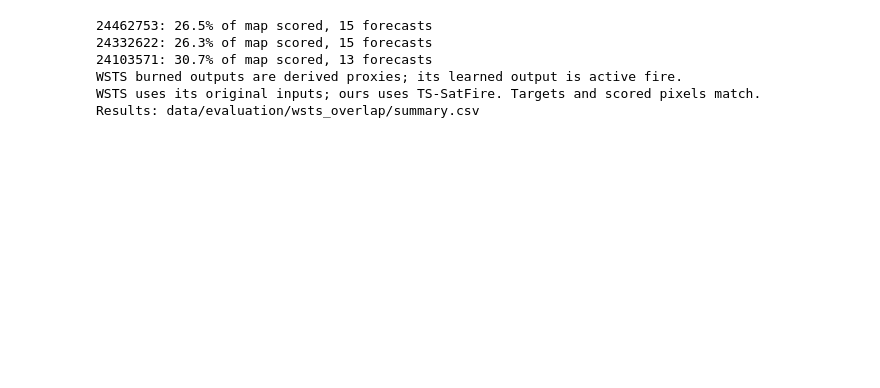
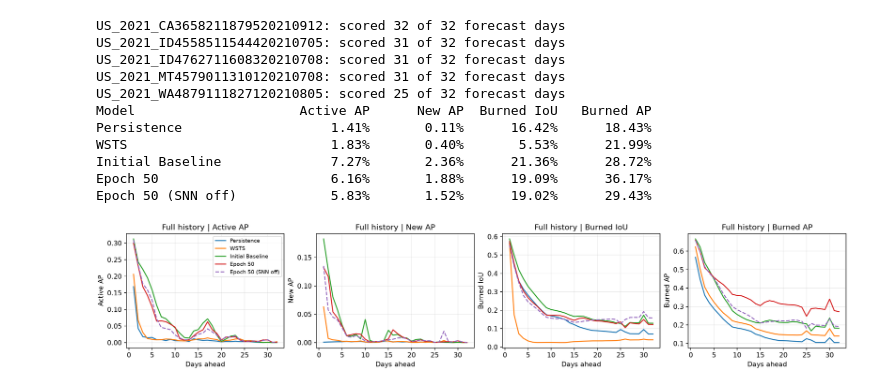
Before and after one commit to Neptunium69/FireForecaster, a Jupyter notebook: test.ipynb, the cells around one changed output. Cells and saved outputs as stored; diff of their text form; code cells hidden in the pictures; blank space fills up the shorter version.

```diff
--- a/test.ipynb
+++ b/test.ipynb
@@ -33,10 +0,0 @@ ours 24103571 growing done 65 s
-# %%
-print("43 next-day forecasts; shared covered pixels, original TS-SatFire resolution.")
-print(f"{'History':<10} {'Model':<14} {'Active AP':>10} {'New AP':>10} {'Burned IoU':>12}")
-for length in histories:
-    history = "growing" if length is None else str(length)
-    for model in models:
-        scores = {row["output"]: row for row in report["summary"]
-                  if row["history"] == history and row["model"] == model}
-        print(f"{history:<10} {model:<14} {scores['active']['macro_ap']:>10.3f} "
-              f"{scores['new']['macro_ap']:>10.3f} {scores['burned']['pooled_iou']:>12.3f}")
@@ -64,14 +0,0 @@ growing    ours                0.339      0.322        0.944
-# %%
-for fire, coverage in report["coverage"].items():
-    print(f"{fire}: {coverage['fraction']:.1%} of map scored, "
-          f"{len(coverage['forecast_dates'])} forecasts")
-print("WSTS burned outputs are derived proxies; its learned output is active fire.")
-print("WSTS uses its original inputs; ours uses TS-SatFire. Targets and scored pixels match.")
-print("Results:", output_dir / "summary.csv")
-# %% [output]
-24462753: 26.5% of map scored, 15 forecasts
-24332622: 26.3% of map scored, 15 forecasts
-24103571: 30.7% of map scored, 13 forecasts
-WSTS burned outputs are derived proxies; its learned output is active fire.
-WSTS uses its original inputs; ours uses TS-SatFire. Targets and scored pixels match.
-Results: data/evaluation/wsts_overlap/summary.csv
@@ -77,0 +265,46 @@ Results: data/evaluation/wsts_overlap/summary.csv
+# %%
+rows = run_benchmark()
+with open("scores.csv", "w", newline="") as stream:
+    writer = csv.DictWriter(stream, fieldnames=list(rows[0]))
+    writer.writeheader()
+    writer.writerows(rows)
+
+names = {
+    "persistence": "Persistence",
+    "wsts": "WSTS",
+    "baseline_1_no_snn": "Initial Baseline",
+    "epoch_050": "Epoch 50",
+    "epoch_050_no_snn": "Epoch 50 (SNN off)",
+}
+means = averages(rows)
+print(f"{'Model':<23} " + " ".join(f"{label:>11}" for label in METRICS.values()))
+for model, name in names.items():
+    values = [means.get((model, *metric), float("nan")) for metric in METRICS]
+    print(f"{name:<23} " + " ".join(f"{value:>11.2%}" for value in values))
+
+by_lead = averages(rows, by_lead=True)
+leads = range(1, HORIZON + 1)
+with plt.style.context("default"):
+    fig, axes = plt.subplots(1, 4, figsize=(16, 3.15), sharex=True, layout="constrained")
+    for ax, (metric, label) in zip(axes, METRICS.items(), strict=True):
+        for model, name in names.items():
+            values = [by_lead.get((model, *metric, lead)) for lead in leads]
+            ax.plot(leads, values, label=name, linestyle="--" if model == "epoch_050_no_snn" else "-")
+        ax.set(title=f"Full history | {label}", xlabel="Days ahead", ylabel=label)
+        ax.grid(alpha=0.25)
+    axes[0].legend(loc="upper right", fontsize=8)
+    fig.savefig("day1_32day_metric_grid.png", dpi=170)
+    plt.show()
+# %% [output]
+US_2021_CA3658211879520210912: scored 32 of 32 forecast days
+US_2021_ID4558511544420210705: scored 31 of 32 forecast days
+US_2021_ID4762711608320210708: scored 31 of 32 forecast days
+US_2021_MT4579011310120210708: scored 31 of 32 forecast days
+US_2021_WA4879111827120210805: scored 25 of 32 forecast days
+Model                     Active AP      New AP  Burned IoU   Burned AP
+Persistence                   1.41%       0.11%      16.42%      18.43%
+WSTS                          1.83%       0.40%       5.53%      21.99%
+Initial Baseline              7.27%       2.36%      21.36%      28.72%
+Epoch 50                      6.16%       1.88%      19.09%      36.17%
+Epoch 50 (SNN off)            5.83%       1.52%      19.02%      29.43%
+[figure, added]
```
Also changed, not shown: parts of 9 cells of this notebook, 12 other files.
